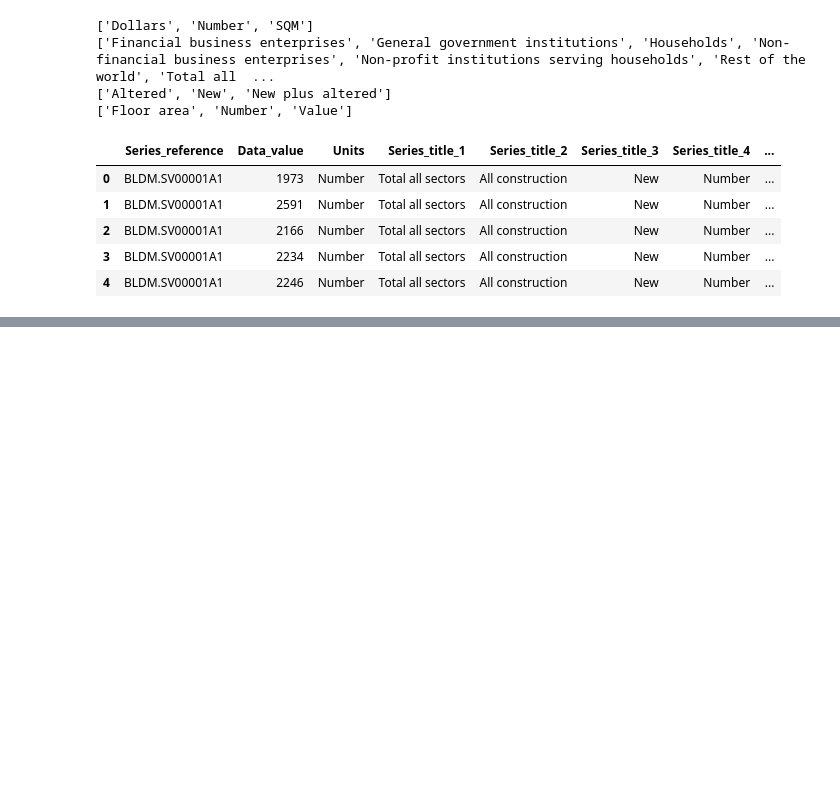
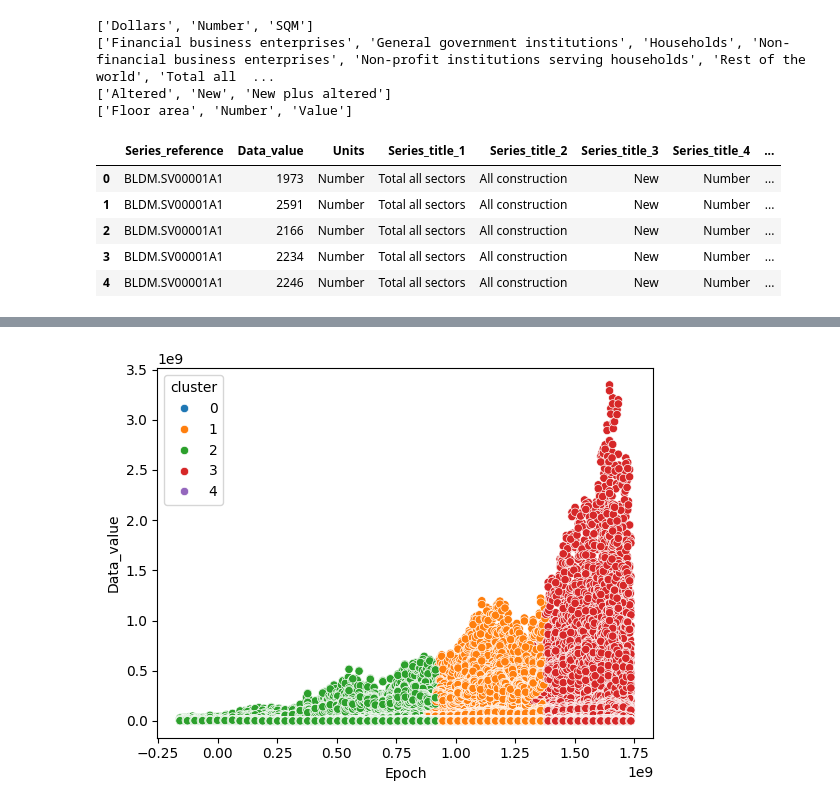
Before and after one commit to jobezking/RandomCode, a Jupyter notebook: csv_data_cleaning/EDA1.ipynb, the cells around one changed output, grey strips where cells are left out. Saved outputs shown, nothing was run; the diff lists cells and outputs as text; code cells hidden in the pictures; blank space fills up the shorter version.

```diff
--- a/csv_data_cleaning/EDA1.ipynb
+++ b/csv_data_cleaning/EDA1.ipynb
@@ -247,0 +265,35 @@ tranformer = ColumnTransformer(transformers=[
+# %%
+transformer_c = ColumnTransformer(transformers=[
+    ('series_reference', Pipeline([
+        ('encoder', OneHotEncoder(handle_unknown='ignore'))
+    ]), ['Series_reference']),
+    ('units', Pipeline([
+        ('encoder', OneHotEncoder(handle_unknown='ignore'))
+    ]), ['Units']),
+    ('series_title_1', Pipeline([
+        ('encoder', OneHotEncoder(handle_unknown='ignore'))
+    ]), ['Series_title_1']),
+    ('series_title_2', Pipeline([
+        ('encoder', OneHotEncoder(handle_unknown='ignore'))
+    ]), ['Series_title_2']),
+    ('series_title_3', Pipeline([
+        ('encoder', OneHotEncoder(handle_unknown='ignore'))
+    ]), ['Series_title_3']),
+    ('series_title_4', Pipeline([
+        ('encoder', OneHotEncoder(handle_unknown='ignore'))
+    ]), ['Series_title_4']),
+    ('data_value', Pipeline([
+        ('Data_value', StandardScaler())
+    ]), ['Epoch']),
+    ('epoch', Pipeline([
+        ('scaler', StandardScaler())
+    ]), ['Epoch'])
+], remainder='drop')
+# %%
+Xc = df.copy()
+# %%
+regression_model = Pipeline(steps=[('transformer', transformer), ('model', LinearRegression())])
+kmeans_model = Pipeline(steps=[('transformer', transformer_c), ('model', KMeans(n_clusters=5, random_state=42))])
+# %%
+kmeans_model.fit(Xc)
+labels = kmeans_model.named_steps['model'].labels_
@@ -247,0 +320,7 @@ tranformer = ColumnTransformer(transformers=[
+# %%
+df_plot = Xc.copy()
+df_plot['cluster'] = labels
+sns.scatterplot( data=df_plot, x='Epoch', y='Data_value', hue='cluster', palette='tab10')
+plt.show()
+# %% [output]
+[figure, added]
```
Also changed, not shown: parts of 10 cells of this notebook, 1 other file.
